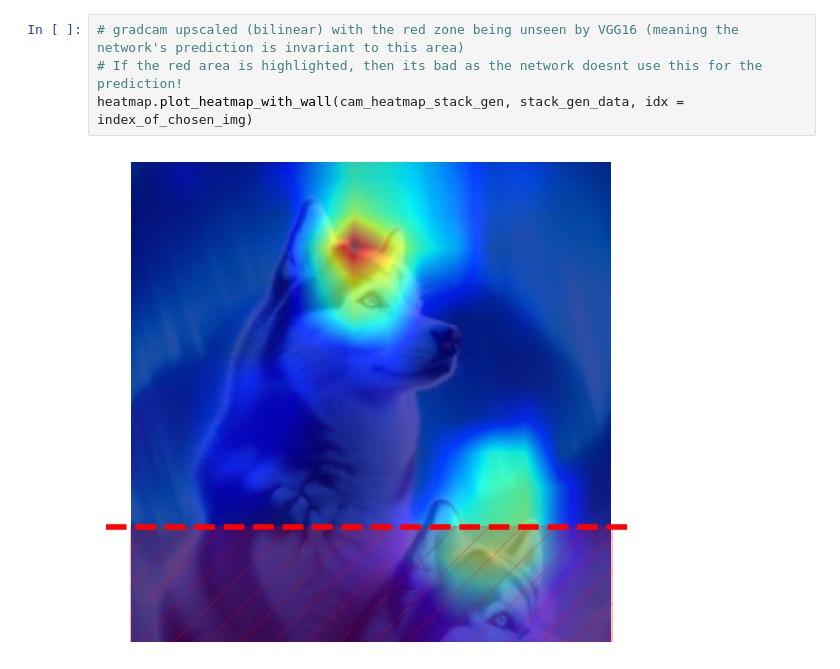
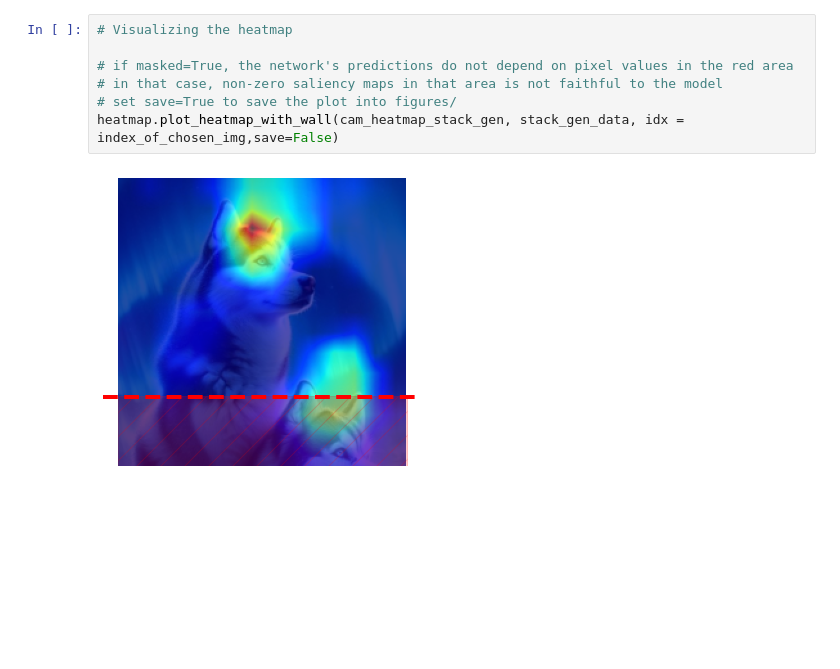
Before and after one commit to MagamedT/cam-can-see-through-walls, a Jupyter notebook: figure_code/camMaps_on_stackmix_and_stackgen.ipynb, the cells around one changed output. Cells and saved outputs as stored; diff of their text form; blank space fills up the shorter version.

Commit message:
making save optional

```diff
--- a/figure_code/camMaps_on_stackmix_and_stackgen.ipynb
+++ b/figure_code/camMaps_on_stackmix_and_stackgen.ipynb
@@ -32,7 +34,10 @@ heatmap.plot_image(custom_model, stack_gen_data, idx = index_of_chosen_img)
-# %%
-# gradcam upscaled (bilinear) with the red zone being unseen by VGG16 (meaning the network's prediction is invariant to this area)
-# If the red area is highlighted, then its bad as the network doesnt use this for the prediction!
-heatmap.plot_heatmap_with_wall(cam_heatmap_stack_gen, stack_gen_data, idx = index_of_chosen_img)
-# %% [output]
-[figure, removed]
+# %%
+# Visualizing the heatmap
+
+# if masked=True, the network's predictions do not depend on pixel values in the red area
+# in that case, non-zero saliency maps in that area is not faithful to the model
+# set save=True to save the plot into figures/
+heatmap.plot_heatmap_with_wall(cam_heatmap_stack_gen, stack_gen_data, idx = index_of_chosen_img,save=False)
+# %% [output]
+[figure, added]
 # %%
```
Also changed, not shown: parts of 8 cells of this notebook, 2 other files.
